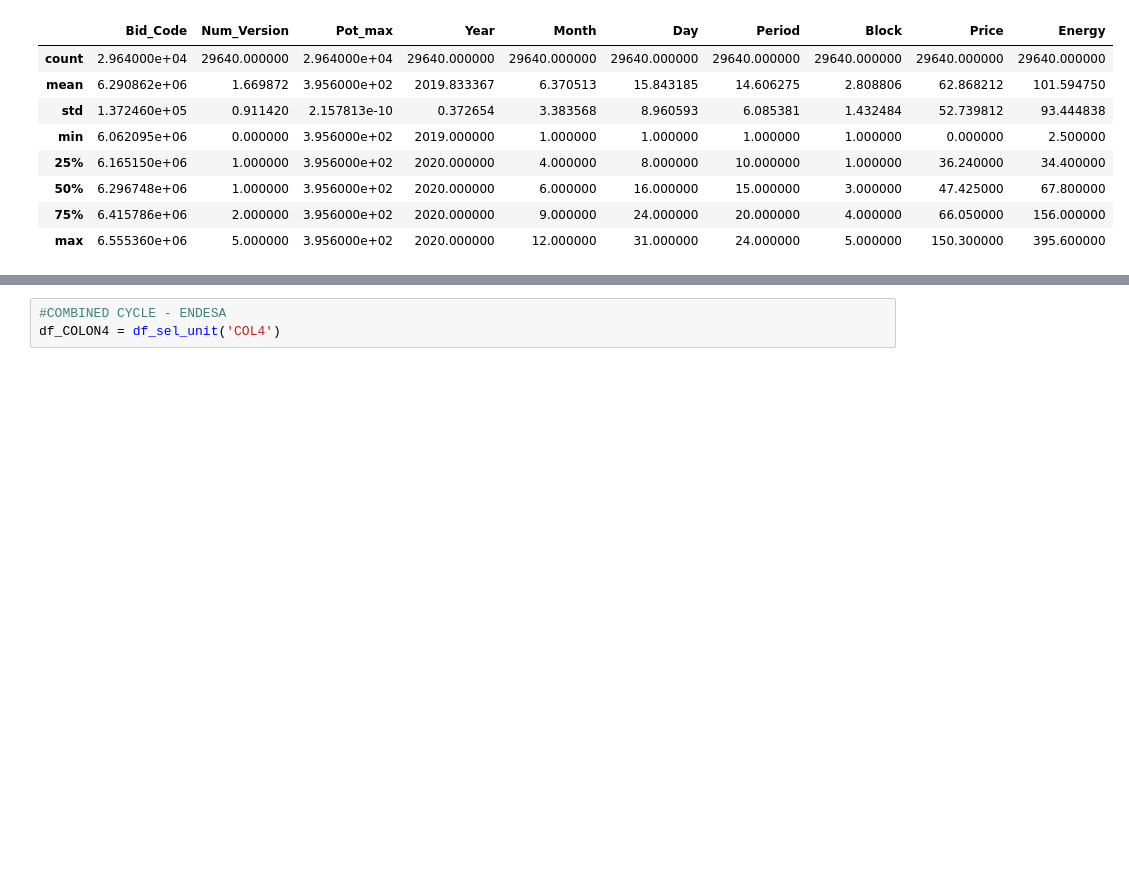
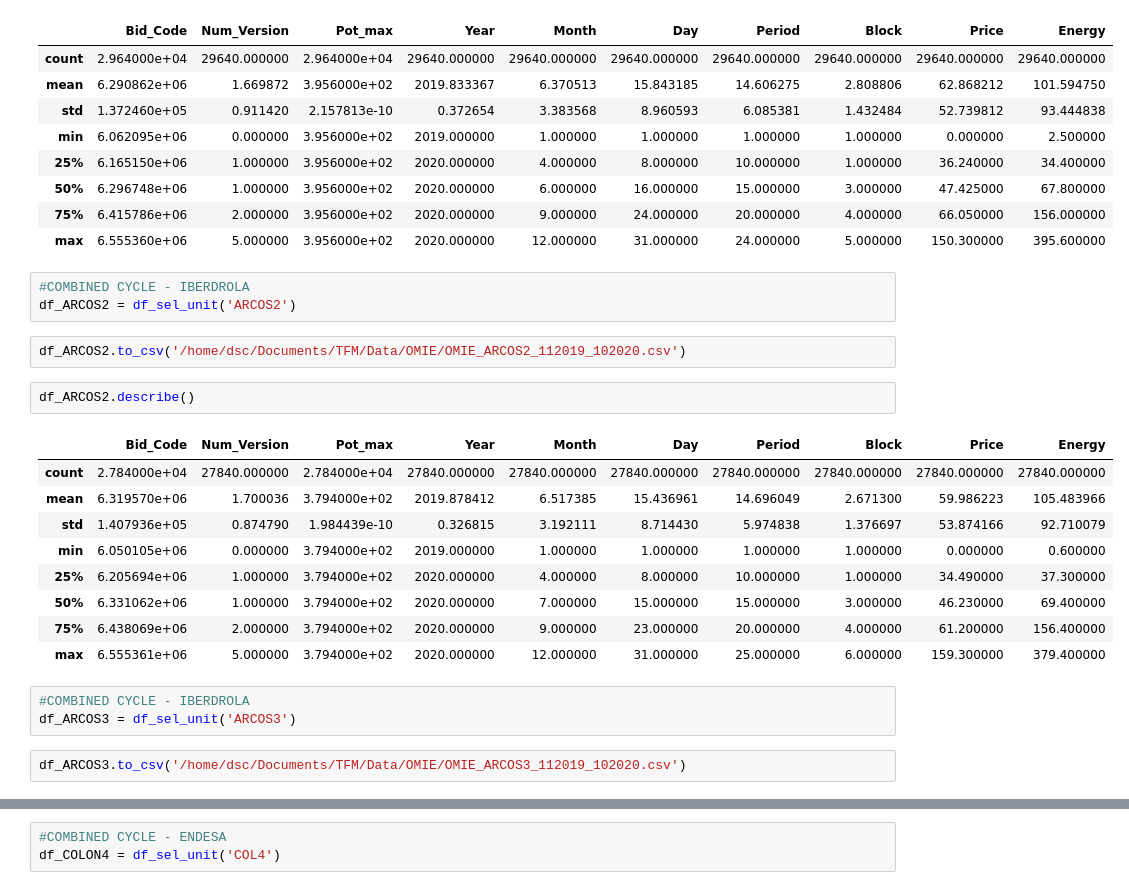
Before and after one commit to luisdelpozo/TFM, a Jupyter notebook: TFM_df_sel_unit_v0.ipynb, the cells around one changed output, grey strips where cells are left out. Drawn from its saved outputs; the diff is of its cells as text; blank space fills up the shorter version.

```diff
--- a/TFM_df_sel_unit_v0.ipynb
+++ b/TFM_df_sel_unit_v0.ipynb
@@ -673,3 +685,25 @@ df_ARCOS1.describe()
 | 50% | 6.296748e+06 | 1.000000 | 3.956000e+02 | 2020.000000 | 6.000000 | 16.000000 | 15.000000 | 3.000000 | 47.425000 | 67.800000 |
 | 75% | 6.415786e+06 | 2.000000 | 3.956000e+02 | 2020.000000 | 9.000000 | 24.000000 | 20.000000 | 4.000000 | 66.050000 | 156.000000 |
 | max | 6.555360e+06 | 5.000000 | 3.956000e+02 | 2020.000000 | 12.000000 | 31.000000 | 24.000000 | 5.000000 | 150.300000 | 395.600000 |
+# %%
+#COMBINED CYCLE - IBERDROLA
+df_ARCOS2 = df_sel_unit('ARCOS2')
+# %%
+df_ARCOS2.to_csv('/home/dsc/Documents/TFM/Data/OMIE/OMIE_ARCOS2_112019_102020.csv')
+# %%
+df_ARCOS2.describe()
+# %% [output]
+|  | Bid_Code | Num_Version | Pot_max | Year | Month | Day | Period | Block | Price | Energy |
+| count | 2.784000e+04 | 27840.000000 | 2.784000e+04 | 27840.000000 | 27840.000000 | 27840.000000 | 27840.000000 | 27840.000000 | 27840.000000 | 27840.000000 |
+| mean | 6.319570e+06 | 1.700036 | 3.794000e+02 | 2019.878412 | 6.517385 | 15.436961 | 14.696049 | 2.671300 | 59.986223 | 105.483966 |
+| std | 1.407936e+05 | 0.874790 | 1.984439e-10 | 0.326815 | 3.192111 | 8.714430 | 5.974838 | 1.376697 | 53.874166 | 92.710079 |
+| min | 6.050105e+06 | 0.000000 | 3.794000e+02 | 2019.000000 | 1.000000 | 1.000000 | 1.000000 | 1.000000 | 0.000000 | 0.600000 |
+| 25% | 6.205694e+06 | 1.000000 | 3.794000e+02 | 2020.000000 | 4.000000 | 8.000000 | 10.000000 | 1.000000 | 34.490000 | 37.300000 |
+| 50% | 6.331062e+06 | 1.000000 | 3.794000e+02 | 2020.000000 | 7.000000 | 15.000000 | 15.000000 | 3.000000 | 46.230000 | 69.400000 |
+| 75% | 6.438069e+06 | 2.000000 | 3.794000e+02 | 2020.000000 | 9.000000 | 23.000000 | 20.000000 | 4.000000 | 61.200000 | 156.400000 |
+| max | 6.555361e+06 | 5.000000 | 3.794000e+02 | 2020.000000 | 12.000000 | 31.000000 | 25.000000 | 6.000000 | 159.300000 | 379.400000 |
+# %%
+#COMBINED CYCLE - IBERDROLA
+df_ARCOS3 = df_sel_unit('ARCOS3')
+# %%
+df_ARCOS3.to_csv('/home/dsc/Documents/TFM/Data/OMIE/OMIE_ARCOS3_112019_102020.csv')
```
Also changed, not shown: parts of 5 cells of this notebook, 2 other files.
